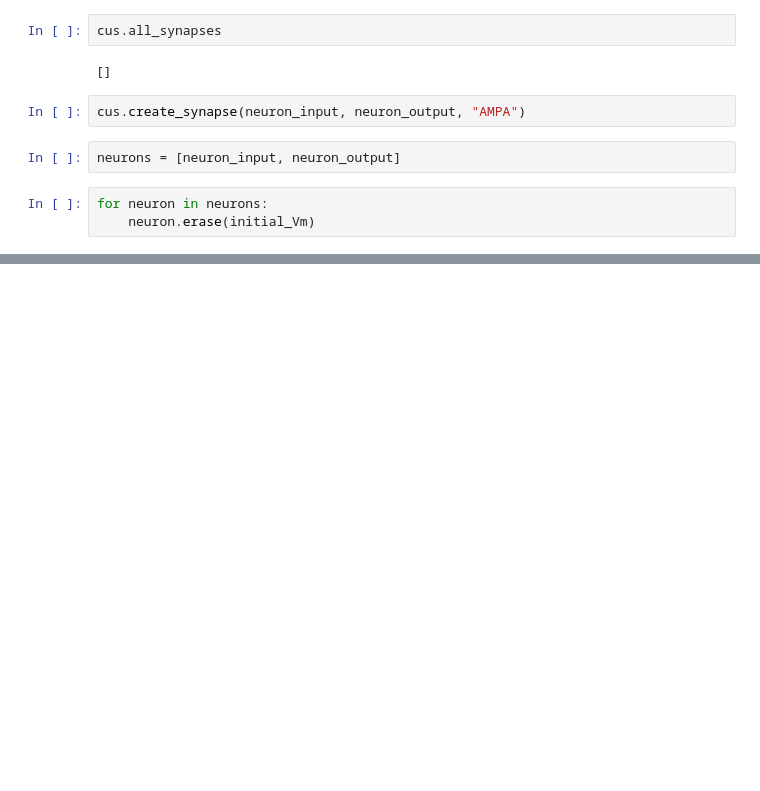
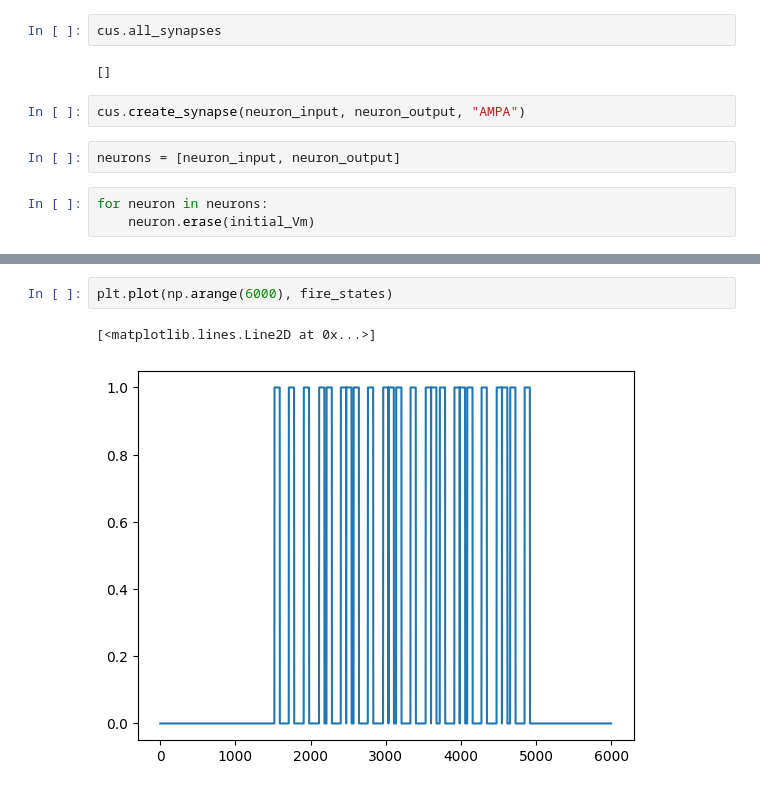
Before and after one commit to hhsherlock/Spiking_NN, a Jupyter notebook: threshold/one_neuron_test.ipynb, the cells around one changed output, grey strips where cells are left out. Drawn from its saved outputs; the diff is of its cells as text; blank space fills up the shorter version.

```diff
--- a/threshold/one_neuron_test.ipynb
+++ b/threshold/one_neuron_test.ipynb
@@ -72,3 +75,8 @@ plt.savefig('plots/many_ampa.png', dpi=300)
+# %%
+plt.plot(np.arange(6000), fire_states)
+# %% [output]
+[<matplotlib.lines.Line2D at 0x...>]
+[figure, added]
 # %%
 plt.plot(np.arange(6000), receptor_c)
 # %% [output]
```
Also changed, not shown: parts of 4 cells of this notebook, 6 other files.
